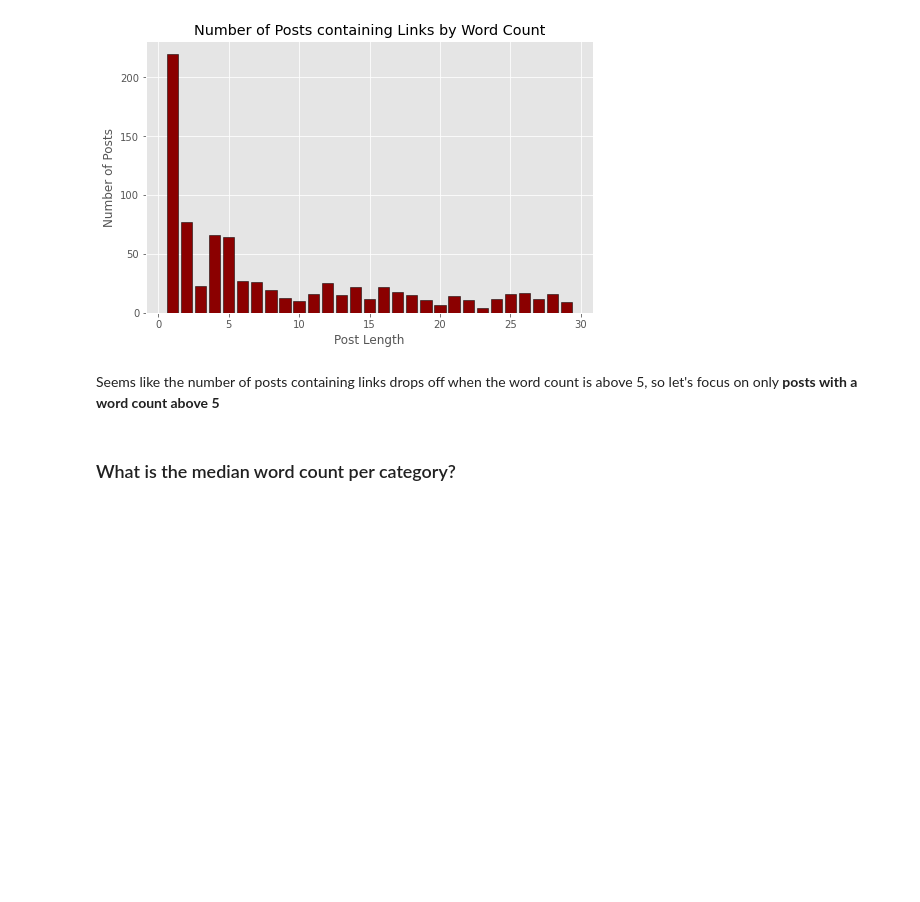
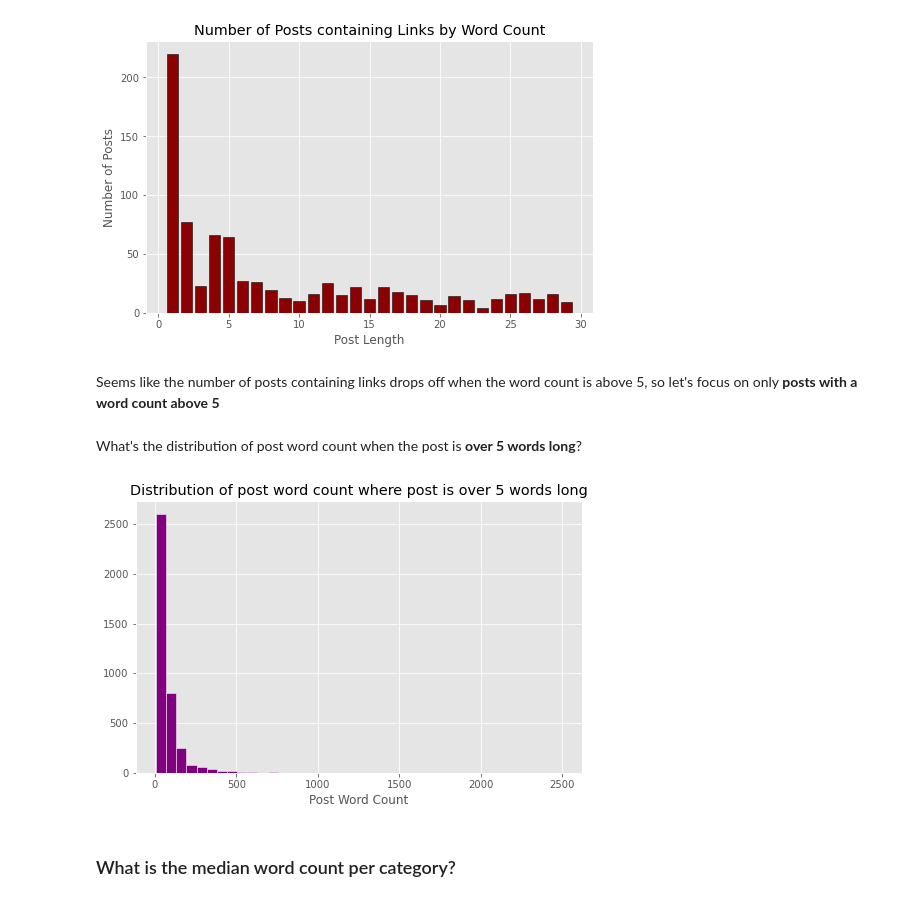
Before and after one commit to EricHeidbreder/GA_projects, a Jupyter notebook: projects/project_3-master/02_EDA_and_cleaning.ipynb, the cells around one changed output. Saved outputs shown, nothing was run; the diff lists cells and outputs as text; code cells hidden in the pictures; blank space fills up the shorter version.

```diff
--- a/projects/project_3-master/02_EDA_and_cleaning.ipynb
+++ b/projects/project_3-master/02_EDA_and_cleaning.ipynb
@@ -105,6 +98,15 @@ plt.title('Number of Posts containing Links by Word Count');
 Seems like the number of posts containing links drops off when the word count is above 5, so let's focus on only **posts with a word count above 5**
 # %%
 posts_over_5_words = posts.copy()[posts['post_wc'] > 5]
+# %% [markdown]
+What's the distribution of post word count when the post is **over 5 words long**?
+# %%
+plt.figure(figsize=(8,5))
+posts_over_5_words['post_wc'].hist(bins=40, ec='white', color='purple')
+plt.title('Distribution of post word count where post is over 5 words long')
+plt.xlabel('Post Word Count');
+# %% [output]
+[figure, added]
 # %% [markdown]
 ### What is the median word count per category?
 # %%
```
Also changed, not shown: parts of 4 cells of this notebook, 9 other files.
